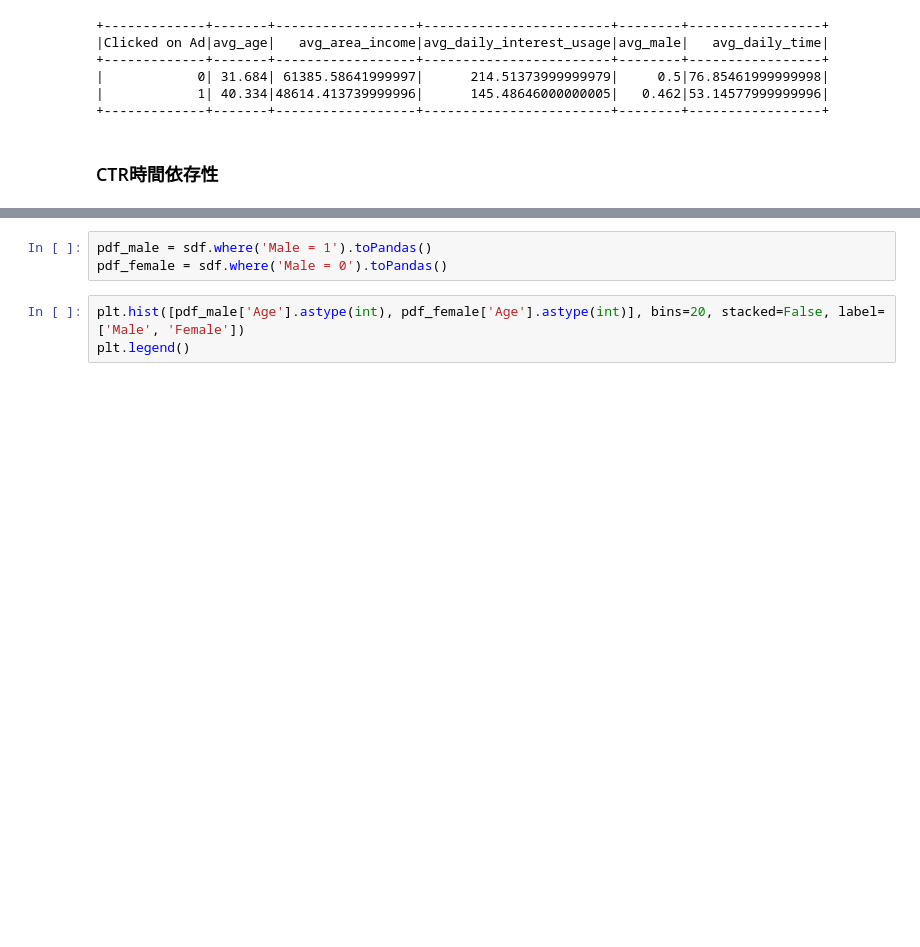
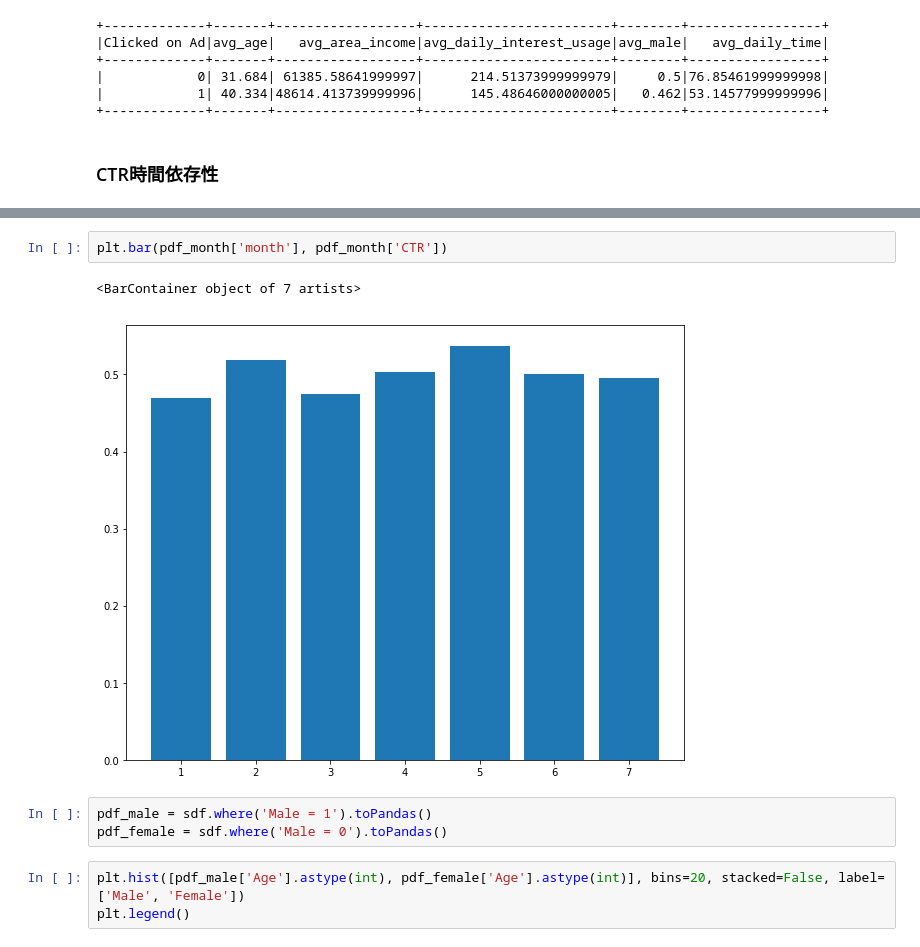
Before and after one commit to pondelion/DataAnalysis, a Jupyter notebook: Advertising/agg.ipynb, the cells around one changed output, grey strips where cells are left out. Drawn from its saved outputs; the diff is of its cells as text; blank space fills up the shorter version.

```diff
--- a/Advertising/agg.ipynb
+++ b/Advertising/agg.ipynb
@@ -178,3 +191,8 @@ ORDER BY
+# %%
+plt.bar(pdf_month['month'], pdf_month['CTR'])
+# %% [output]
+<BarContainer object of 7 artists>
+[figure, added]
 # %%
 pdf_male = sdf.where('Male = 1').toPandas()
 pdf_female = sdf.where('Male = 0').toPandas()
```
Also changed, not shown: parts of 9 cells of this notebook.
